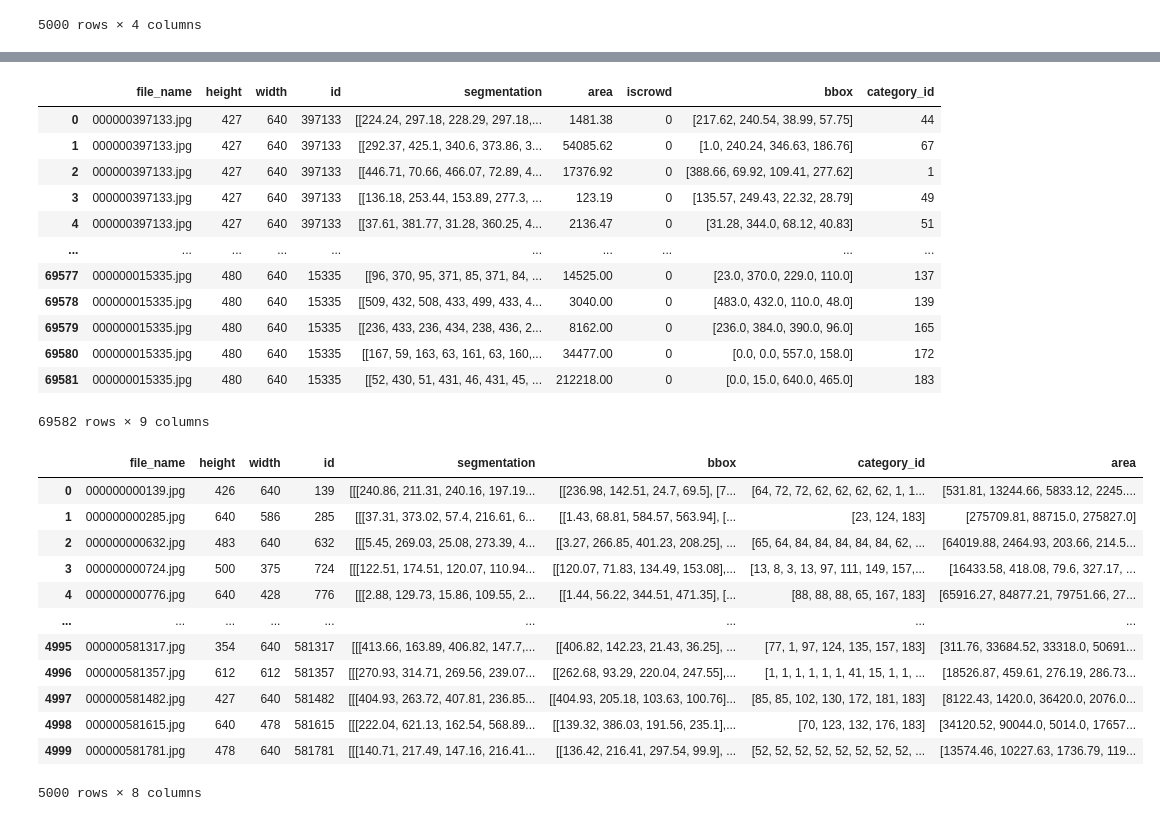
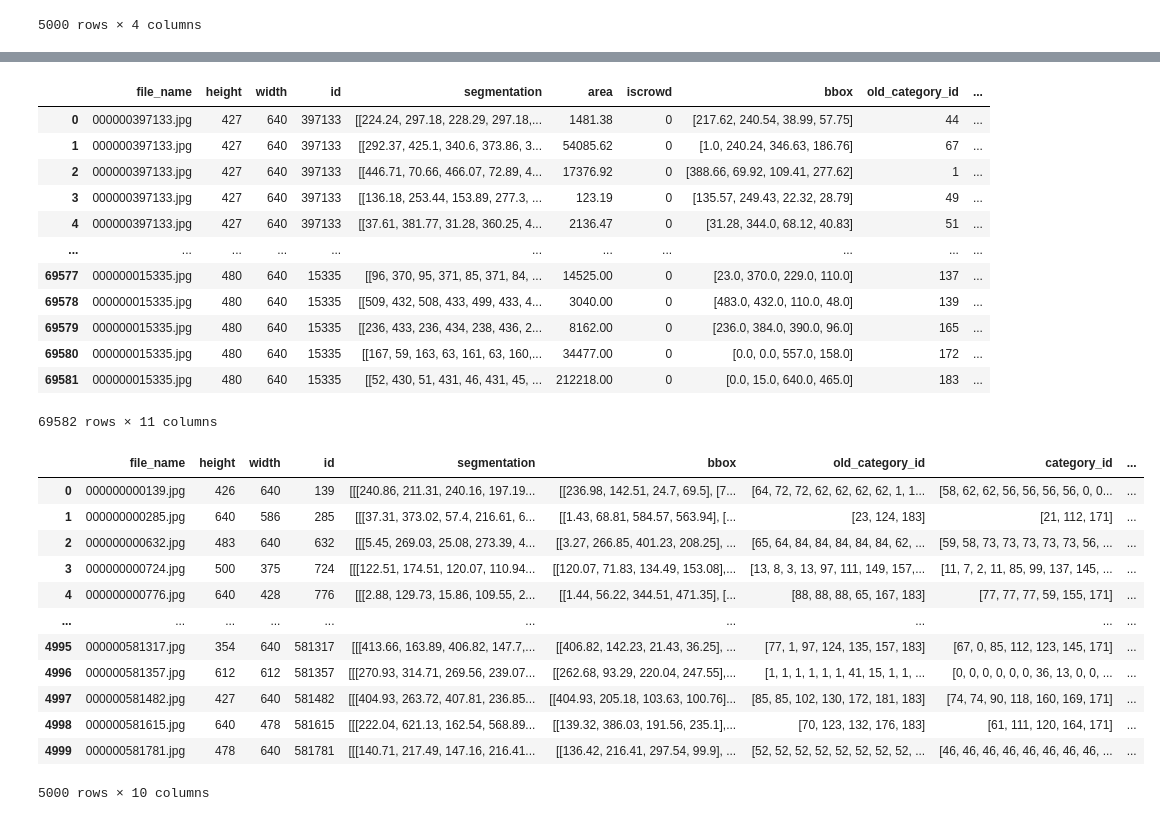
Before and after one commit to DarylFernandes99/custom-yolo-implmentation, a Jupyter notebook: test.ipynb, the cells around one changed output, grey strips where cells are left out. Saved outputs shown, nothing was run; the diff lists cells and outputs as text; code cells hidden in the pictures.

```diff
--- a/test.ipynb
+++ b/test.ipynb
@@ -8,11 +8,13 @@ import numpy as np
 import matplotlib.pyplot as plt
 from pycocotools import mask as maskUtils
 # %%
-dataset_path = "./dataset"
-img_path = os.path.join(dataset_path, "images")
-annot_path = os.path.join(dataset_path, "annotation")
+dataset_path = "./dataset/raw"
+img_path = os.path.join(dataset_path, "images", "val")
+annot_path = os.path.join(dataset_path, "annotations")
 captions_path = os.path.join(annot_path, "captions_val2017.json")
 instances_path = os.path.join(annot_path, "instances_val2017.json")
 person_path = os.path.join(annot_path, "person_keypoints_val2017.json")
 stuff_path = os.path.join(annot_path, "stuff_val2017.json")
+instances_train_path = os.path.join(annot_path, "instances_train2017.json")
+stuff_train_path = os.path.join(annot_path, "stuff_train2017.json")
 # %%
@@ -280,5 +275,5 @@ Name: 0, dtype: object
 # %%
-df_total_annota = pd.concat([df_inst_annota, df_stuf_annota], axis=0, ignore_index=True).drop(columns=["id"])
+df_total_annota = pd.concat([df_inst_annota, df_stuf_annota], axis=0, ignore_index=True).drop(columns=["id"]).merge(df_total_catego.reset_index(), left_on="category_id", right_on="id", how="inner", validate="many_to_one").drop(columns=["id", "supercategory"]).rename(columns={'name': 'category_name', 'category_id': 'old_category_id', 'index': 'category_id'})
 df_total_annota = df_total_annota.apply(polygonFromMask, axis=1)
 df_total_annota
 # %% [output]
@@ -300,42 +311,44 @@ df_combined = df_total_images.merge(df_total_annota, left_on="id", right_on="ima
 df_combined['area'] = df_combined['area'].apply(lambda x: round(x, 2))
 df_combined
 # %% [output]
-|  | file_name | height | width | id | segmentation | area | iscrowd | bbox | category_id |
-| 0 | 000000397133.jpg | 427 | 640 | 397133 | [[224.24, 297.18, 228.29, 297.18,... | 1481.38 | 0 | [217.62, 240.54, 38.99, 57.75] | 44 |
-| 1 | 000000397133.jpg | 427 | 640 | 397133 | [[292.37, 425.1, 340.6, 373.86, 3... | 54085.62 | 0 | [1.0, 240.24, 346.63, 186.76] | 67 |
-| 2 | 000000397133.jpg | 427 | 640 | 397133 | [[446.71, 70.66, 466.07, 72.89, 4... | 17376.92 | 0 | [388.66, 69.92, 109.41, 277.62] | 1 |
-| 3 | 000000397133.jpg | 427 | 640 | 397133 | [[136.18, 253.44, 153.89, 277.3, ... | 123.19 | 0 | [135.57, 249.43, 22.32, 28.79] | 49 |
-| 4 | 000000397133.jpg | 427 | 640 | 397133 | [[37.61, 381.77, 31.28, 360.25, 4... | 2136.47 | 0 | [31.28, 344.0, 68.12, 40.83] | 51 |
-| ... | ... | ... | ... | ... | ... | ... | ... | ... | ... |
-| 69577 | 000000015335.jpg | 480 | 640 | 15335 | [[96, 370, 95, 371, 85, 371, 84, ... | 14525.00 | 0 | [23.0, 370.0, 229.0, 110.0] | 137 |
-| 69578 | 000000015335.jpg | 480 | 640 | 15335 | [[509, 432, 508, 433, 499, 433, 4... | 3040.00 | 0 | [483.0, 432.0, 110.0, 48.0] | 139 |
-| 69579 | 000000015335.jpg | 480 | 640 | 15335 | [[236, 433, 236, 434, 238, 436, 2... | 8162.00 | 0 | [236.0, 384.0, 390.0, 96.0] | 165 |
-| 69580 | 000000015335.jpg | 480 | 640 | 15335 | [[167, 59, 163, 63, 161, 63, 160,... | 34477.00 | 0 | [0.0, 0.0, 557.0, 158.0] | 172 |
-| 69581 | 000000015335.jpg | 480 | 640 | 15335 | [[52, 430, 51, 431, 46, 431, 45, ... | 212218.00 | 0 | [0.0, 15.0, 640.0, 465.0] | 183 |
+|  | file_name | height | width | id | segmentation | area | iscrowd | bbox | old_category_id | ... |
+| 0 | 000000397133.jpg | 427 | 640 | 397133 | [[224.24, 297.18, 228.29, 297.18,... | 1481.38 | 0 | [217.62, 240.54, 38.99, 57.75] | 44 | ... |
+| 1 | 000000397133.jpg | 427 | 640 | 397133 | [[292.37, 425.1, 340.6, 373.86, 3... | 54085.62 | 0 | [1.0, 240.24, 346.63, 186.76] | 67 | ... |
+| 2 | 000000397133.jpg | 427 | 640 | 397133 | [[446.71, 70.66, 466.07, 72.89, 4... | 17376.92 | 0 | [388.66, 69.92, 109.41, 277.62] | 1 | ... |
+| 3 | 000000397133.jpg | 427 | 640 | 397133 | [[136.18, 253.44, 153.89, 277.3, ... | 123.19 | 0 | [135.57, 249.43, 22.32, 28.79] | 49 | ... |
+| 4 | 000000397133.jpg | 427 | 640 | 397133 | [[37.61, 381.77, 31.28, 360.25, 4... | 2136.47 | 0 | [31.28, 344.0, 68.12, 40.83] | 51 | ... |
+| ... | ... | ... | ... | ... | ... | ... | ... | ... | ... | ... |
+| 69577 | 000000015335.jpg | 480 | 640 | 15335 | [[96, 370, 95, 371, 85, 371, 84, ... | 14525.00 | 0 | [23.0, 370.0, 229.0, 110.0] | 137 | ... |
+| 69578 | 000000015335.jpg | 480 | 640 | 15335 | [[509, 432, 508, 433, 499, 433, 4... | 3040.00 | 0 | [483.0, 432.0, 110.0, 48.0] | 139 | ... |
+| 69579 | 000000015335.jpg | 480 | 640 | 15335 | [[236, 433, 236, 434, 238, 436, 2... | 8162.00 | 0 | [236.0, 384.0, 390.0, 96.0] | 165 | ... |
+| 69580 | 000000015335.jpg | 480 | 640 | 15335 | [[167, 59, 163, 63, 161, 63, 160,... | 34477.00 | 0 | [0.0, 0.0, 557.0, 158.0] | 172 | ... |
+| 69581 | 000000015335.jpg | 480 | 640 | 15335 | [[52, 430, 51, 431, 46, 431, 45, ... | 212218.00 | 0 | [0.0, 15.0, 640.0, 465.0] | 183 | ... |
-69582 rows × 9 columns
+69582 rows × 11 columns
 # %%
 agg_func = {
     'segmentation': list,
     'bbox': list,
+    'old_category_id': list,
     'category_id': list,
+    'category_name': list,
     'area': list
 }
 temp = df_combined.groupby(['file_name', 'height', 'width', 'id']).agg(agg_func).reset_index()
 temp
 # %% [output]
-|  | file_name | height | width | id | segmentation | bbox | category_id | area |
-| 0 | 000000000139.jpg | 426 | 640 | 139 | [[[240.86, 211.31, 240.16, 197.19... | [[236.98, 142.51, 24.7, 69.5], [7... | [64, 72, 72, 62, 62, 62, 62, 1, 1... | [531.81, 13244.66, 5833.12, 2245.... |
-| 1 | 000000000285.jpg | 640 | 586 | 285 | [[[37.31, 373.02, 57.4, 216.61, 6... | [[1.43, 68.81, 584.57, 563.94], [... | [23, 124, 183] | [275709.81, 88715.0, 275827.0] |
-| 2 | 000000000632.jpg | 483 | 640 | 632 | [[[5.45, 269.03, 25.08, 273.39, 4... | [[3.27, 266.85, 401.23, 208.25], ... | [65, 64, 84, 84, 84, 84, 84, 62, ... | [64019.88, 2464.93, 203.66, 214.5... |
-| 3 | 000000000724.jpg | 500 | 375 | 724 | [[[122.51, 174.51, 120.07, 110.94... | [[120.07, 71.83, 134.49, 153.08],... | [13, 8, 3, 13, 97, 111, 149, 157,... | [16433.58, 418.08, 79.6, 327.17, ... |
-| 4 | 000000000776.jpg | 640 | 428 | 776 | [[[2.88, 129.73, 15.86, 109.55, 2... | [[1.44, 56.22, 344.51, 471.35], [... | [88, 88, 88, 65, 167, 183] | [65916.27, 84877.21, 79751.66, 27... |
-| ... | ... | ... | ... | ... | ... | ... | ... | ... |
-| 4995 | 000000581317.jpg | 354 | 640 | 581317 | [[[413.66, 163.89, 406.82, 147.7,... | [[406.82, 142.23, 21.43, 36.25], ... | [77, 1, 97, 124, 135, 157, 183] | [311.76, 33684.52, 33318.0, 50691... |
-| 4996 | 000000581357.jpg | 612 | 612 | 581357 | [[[270.93, 314.71, 269.56, 239.07... | [[262.68, 93.29, 220.04, 247.55],... | [1, 1, 1, 1, 1, 1, 41, 15, 1, 1, ... | [18526.87, 459.61, 276.19, 286.73... |
-| 4997 | 000000581482.jpg | 427 | 640 | 581482 | [[[404.93, 263.72, 407.81, 236.85... | [[404.93, 205.18, 103.63, 100.76]... | [85, 85, 102, 130, 172, 181, 183] | [8122.43, 1420.0, 36420.0, 2076.0... |
-| 4998 | 000000581615.jpg | 640 | 478 | 581615 | [[[222.04, 621.13, 162.54, 568.89... | [[139.32, 386.03, 191.56, 235.1],... | [70, 123, 132, 176, 183] | [34120.52, 90044.0, 5014.0, 17657... |
-| 4999 | 000000581781.jpg | 478 | 640 | 581781 | [[[140.71, 217.49, 147.16, 216.41... | [[136.42, 216.41, 297.54, 99.9], ... | [52, 52, 52, 52, 52, 52, 52, 52, ... | [13574.46, 10227.63, 1736.79, 119... |
+|  | file_name | height | width | id | segmentation | bbox | old_category_id | category_id | ... |
+| 0 | 000000000139.jpg | 426 | 640 | 139 | [[[240.86, 211.31, 240.16, 197.19... | [[236.98, 142.51, 24.7, 69.5], [7... | [64, 72, 72, 62, 62, 62, 62, 1, 1... | [58, 62, 62, 56, 56, 56, 56, 0, 0... | ... |
+| 1 | 000000000285.jpg | 640 | 586 | 285 | [[[37.31, 373.02, 57.4, 216.61, 6... | [[1.43, 68.81, 584.57, 563.94], [... | [23, 124, 183] | [21, 112, 171] | ... |
+| 2 | 000000000632.jpg | 483 | 640 | 632 | [[[5.45, 269.03, 25.08, 273.39, 4... | [[3.27, 266.85, 401.23, 208.25], ... | [65, 64, 84, 84, 84, 84, 84, 62, ... | [59, 58, 73, 73, 73, 73, 73, 56, ... | ... |
+| 3 | 000000000724.jpg | 500 | 375 | 724 | [[[122.51, 174.51, 120.07, 110.94... | [[120.07, 71.83, 134.49, 153.08],... | [13, 8, 3, 13, 97, 111, 149, 157,... | [11, 7, 2, 11, 85, 99, 137, 145, ... | ... |
+| 4 | 000000000776.jpg | 640 | 428 | 776 | [[[2.88, 129.73, 15.86, 109.55, 2... | [[1.44, 56.22, 344.51, 471.35], [... | [88, 88, 88, 65, 167, 183] | [77, 77, 77, 59, 155, 171] | ... |
+| ... | ... | ... | ... | ... | ... | ... | ... | ... | ... |
+| 4995 | 000000581317.jpg | 354 | 640 | 581317 | [[[413.66, 163.89, 406.82, 147.7,... | [[406.82, 142.23, 21.43, 36.25], ... | [77, 1, 97, 124, 135, 157, 183] | [67, 0, 85, 112, 123, 145, 171] | ... |
+| 4996 | 000000581357.jpg | 612 | 612 | 581357 | [[[270.93, 314.71, 269.56, 239.07... | [[262.68, 93.29, 220.04, 247.55],... | [1, 1, 1, 1, 1, 1, 41, 15, 1, 1, ... | [0, 0, 0, 0, 0, 0, 36, 13, 0, 0, ... | ... |
+| 4997 | 000000581482.jpg | 427 | 640 | 581482 | [[[404.93, 263.72, 407.81, 236.85... | [[404.93, 205.18, 103.63, 100.76]... | [85, 85, 102, 130, 172, 181, 183] | [74, 74, 90, 118, 160, 169, 171] | ... |
+| 4998 | 000000581615.jpg | 640 | 478 | 581615 | [[[222.04, 621.13, 162.54, 568.89... | [[139.32, 386.03, 191.56, 235.1],... | [70, 123, 132, 176, 183] | [61, 111, 120, 164, 171] | ... |
+| 4999 | 000000581781.jpg | 478 | 640 | 581781 | [[[140.71, 217.49, 147.16, 216.41... | [[136.42, 216.41, 297.54, 99.9], ... | [52, 52, 52, 52, 52, 52, 52, 52, ... | [46, 46, 46, 46, 46, 46, 46, 46, ... | ... |
-5000 rows × 8 columns
+5000 rows × 10 columns
 # %%
 nested_cols = agg_func.keys()
 
```
Also changed, not shown: parts of 33 cells of this notebook, 1 other file.
